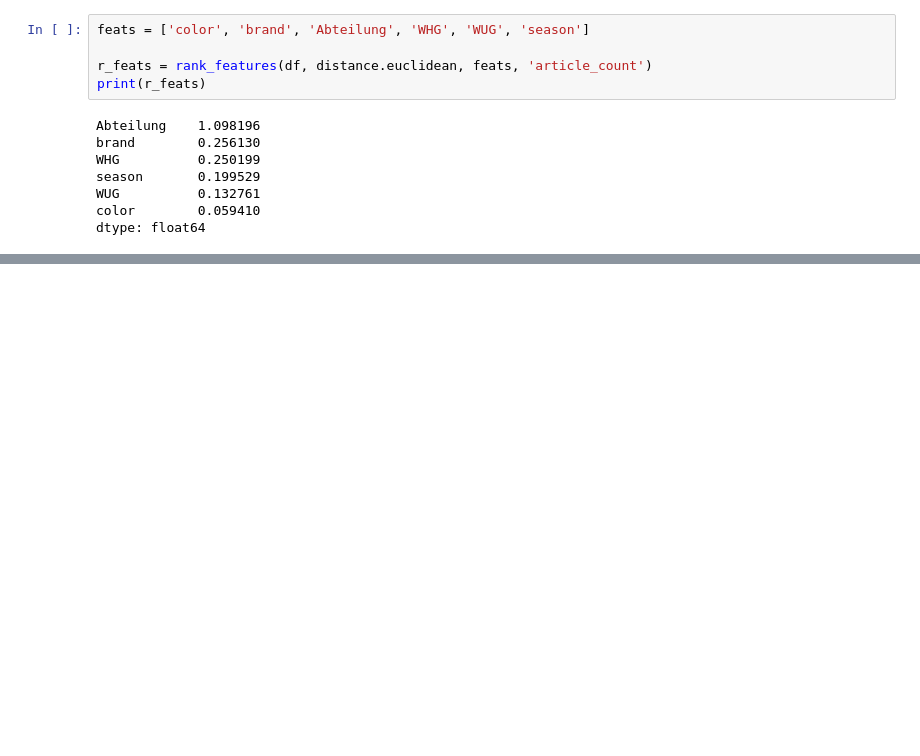
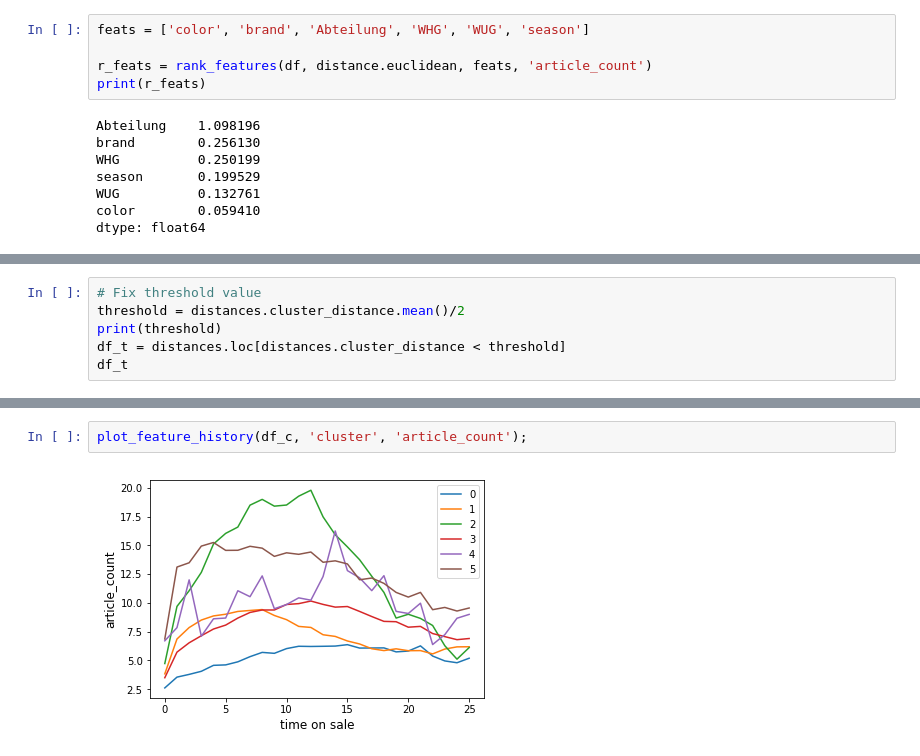
Before and after one commit to indyfree/tailor, a Jupyter notebook: notebooks/06-cluster-feature.ipynb, the cells around one changed output, grey strips where cells are left out. Cells and saved outputs as stored; diff of their text form; blank space fills up the shorter version.

```diff
--- a/notebooks/06-cluster-feature.ipynb
+++ b/notebooks/06-cluster-feature.ipynb
@@ -98,0 +92,6 @@ df_t
+# %%
+# Fix threshold value
+threshold = distances.cluster_distance.mean()/2
+print(threshold)
+df_t = distances.loc[distances.cluster_distance < threshold]
+df_t
@@ -98,0 +117,4 @@ df_t
+# %%
+plot_feature_history(df_c, 'cluster', 'article_count');
+# %% [output]
+[figure, added]
```
Also changed, not shown: parts of 19 cells of this notebook, 1 other file.
